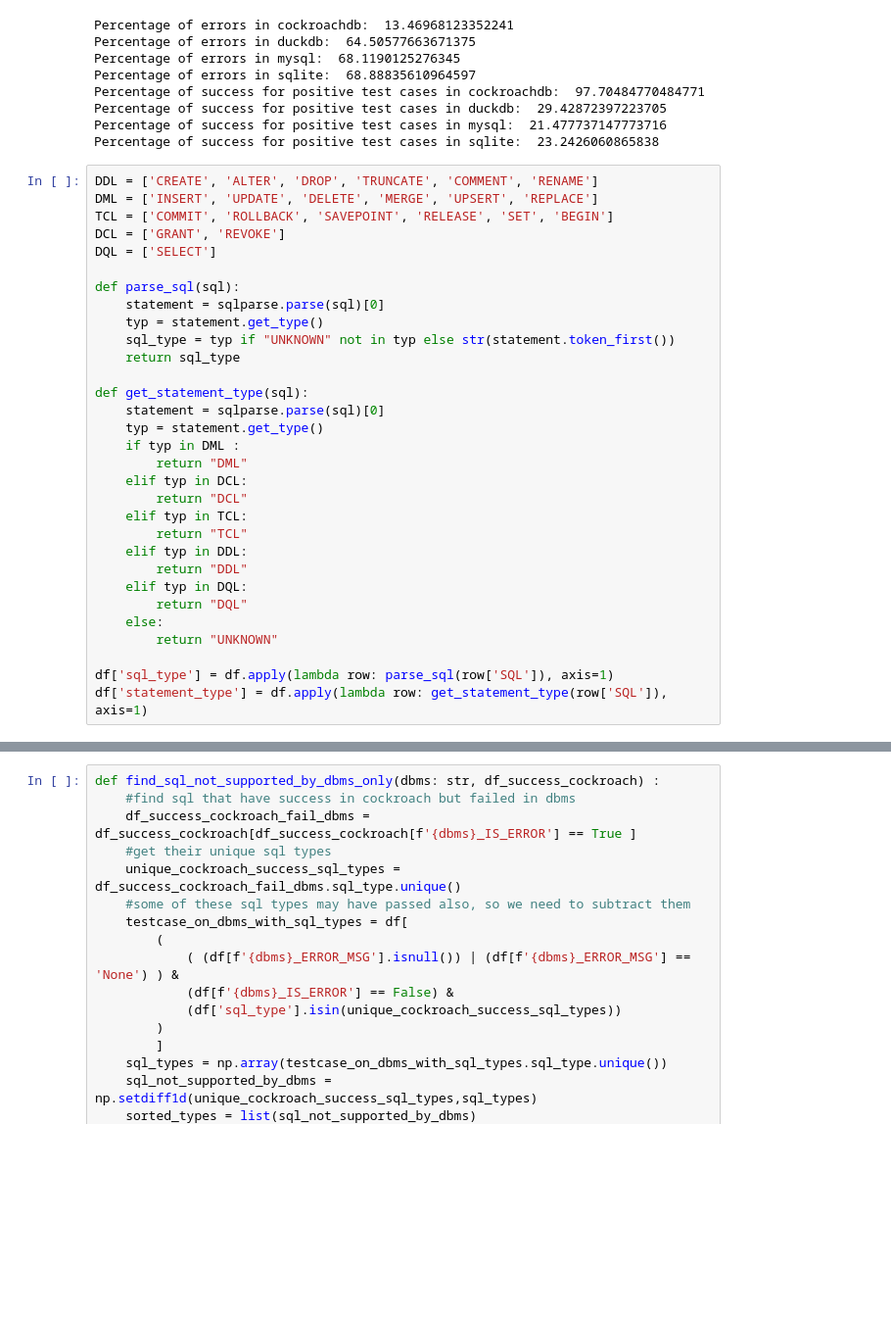
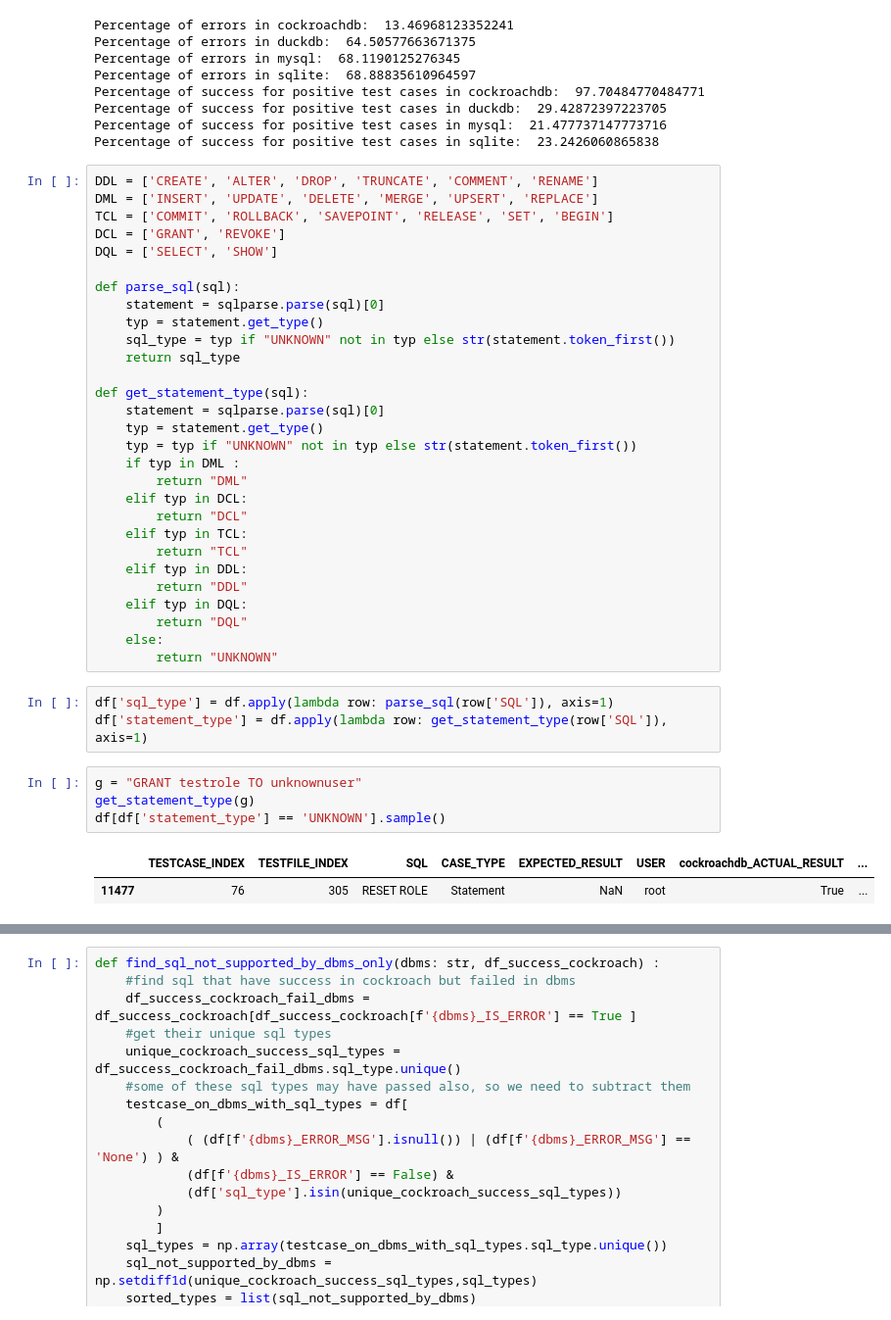
Before and after one commit to suyZhong/SQuaLity, a Jupyter notebook: Analysis.ipynb, the cells around one changed output, grey strips where cells are left out. Shown: that part at 98% size. Cells and saved outputs as stored; diff of their text form; blank space fills up the shorter version.

```diff
--- a/Analysis.ipynb
+++ b/Analysis.ipynb
@@ -350,7 +350,7 @@ DDL = ['CREATE', 'ALTER', 'DROP', 'TRUNCATE', 'COMMENT', 'RENAME']
 DML = ['INSERT', 'UPDATE', 'DELETE', 'MERGE', 'UPSERT', 'REPLACE']
 TCL = ['COMMIT', 'ROLLBACK', 'SAVEPOINT', 'RELEASE', 'SET', 'BEGIN']
 DCL = ['GRANT', 'REVOKE']
-DQL = ['SELECT']
+DQL = ['SELECT', 'SHOW']
 
 def parse_sql(sql):
     statement = sqlparse.parse(sql)[0]
@@ -361,6 +361,7 @@ def parse_sql(sql):
 def get_statement_type(sql):
     statement = sqlparse.parse(sql)[0]
     typ = statement.get_type()
+    typ = typ if "UNKNOWN" not in typ else str(statement.token_first())
     if typ in DML :
         return "DML"
     elif typ in DCL:
@@ -373,9 +374,16 @@ def get_statement_type(sql):
         return "DQL"
     else:
         return "UNKNOWN"
-
-df['sql_type'] = df.apply(lambda row: parse_sql(row['SQL']), axis=1)
-df['statement_type'] = df.apply(lambda row: get_statement_type(row['SQL']), axis=1)
+# %%
+df['sql_type'] = df.apply(lambda row: parse_sql(row['SQL']), axis=1)
+df['statement_type'] = df.apply(lambda row: get_statement_type(row['SQL']), axis=1)
+# %%
+g = "GRANT testrole TO unknownuser"
+get_statement_type(g)
+df[df['statement_type'] == 'UNKNOWN'].sample()
+# %% [output]
+|  | TESTCASE_INDEX | TESTFILE_INDEX | SQL | CASE_TYPE | EXPECTED_RESULT | USER | cockroachdb_ACTUAL_RESULT | ... |
+| 11477 | 76 | 305 | RESET ROLE | Statement | NaN | root | True | ... |
 # %%
 
 c = df[['statement_type', 'cockroachdb_IS_ERROR',]].groupby(['cockroachdb_IS_ERROR','statement_type']).value_counts()
```
Also changed, not shown: parts of 21 cells of this notebook.
